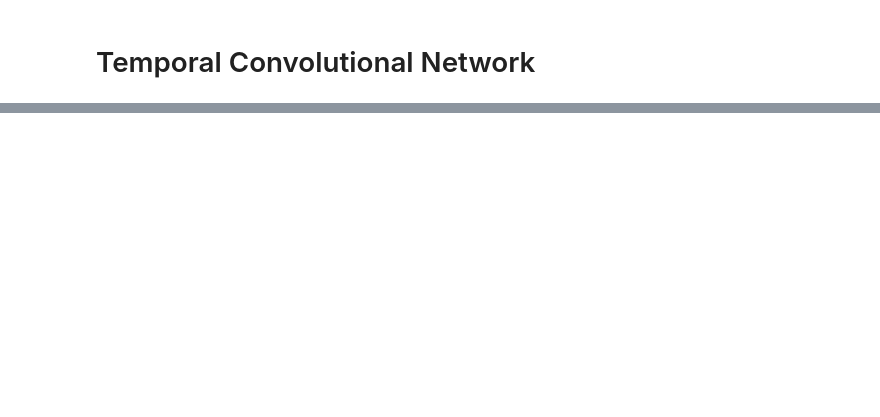
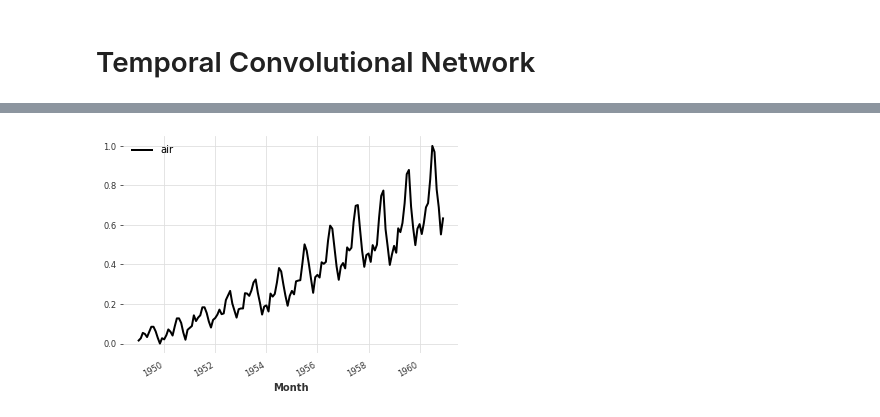
Before and after one commit to ksetdekov/ts_transformers, a Jupyter notebook: tcn.ipynb, the cells around one changed output, grey strips where cells are left out. Cells and saved outputs as stored; diff of their text form; code cells hidden in the pictures; blank space fills up the shorter version.

```diff
--- a/tcn.ipynb
+++ b/tcn.ipynb
@@ -38,0 +127,10 @@ train_month, val_month = month_series.split_after(pd.Timestamp('19580801'))
+# %%
+series_air = AirPassengersDataset().load()
+# %%
+scaler_air = Scaler()
+series_air_scaled = scaler_air.fit_transform(series_air)
+
+series_air_scaled.plot(label='air')
+plt.legend();
+# %% [output]
+[figure, added]
```
Also changed, not shown: parts of 44 cells of this notebook.
